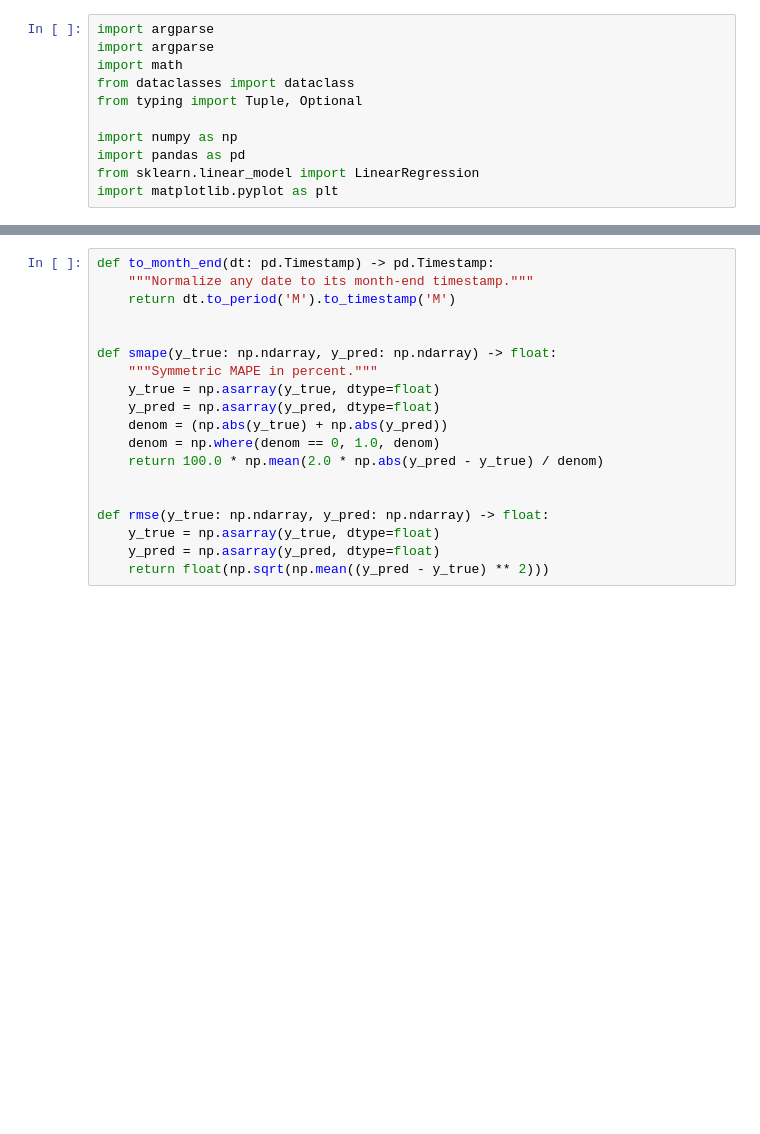
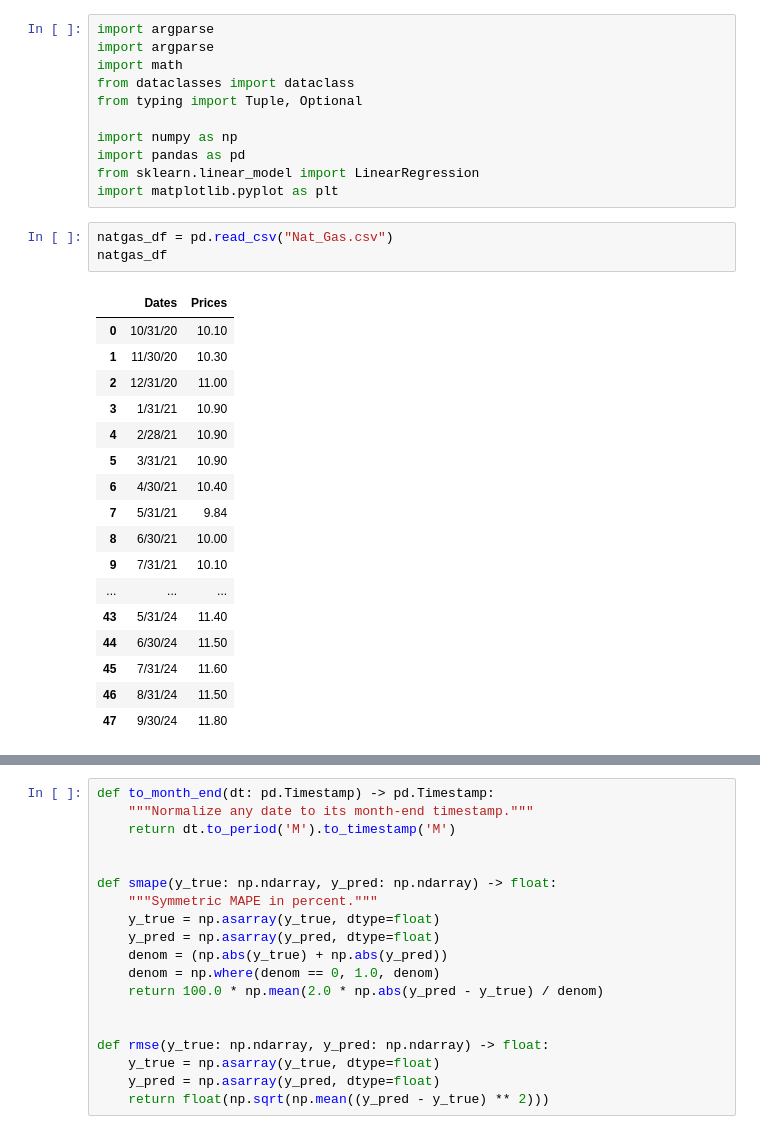
Before and after one commit to mian-abd/JP-Morgan-Quantitative-Research-Virtual-Experience, a Jupyter notebook: task1.ipynb, the cells around one changed output, grey strips where cells are left out. Drawn from its saved outputs; the diff is of its cells as text; blank space fills up the shorter version.

```diff
--- a/task1.ipynb
+++ b/task1.ipynb
@@ -9,3 +9,24 @@ import numpy as np
 import pandas as pd
 from sklearn.linear_model import LinearRegression
 import matplotlib.pyplot as plt
+# %%
+natgas_df = pd.read_csv("Nat_Gas.csv")
+natgas_df
+# %% [output]
+|  | Dates | Prices |
+| 0 | 10/31/20 | 10.10 |
+| 1 | 11/30/20 | 10.30 |
+| 2 | 12/31/20 | 11.00 |
+| 3 | 1/31/21 | 10.90 |
+| 4 | 2/28/21 | 10.90 |
+| 5 | 3/31/21 | 10.90 |
+| 6 | 4/30/21 | 10.40 |
+| 7 | 5/31/21 | 9.84 |
+| 8 | 6/30/21 | 10.00 |
+| 9 | 7/31/21 | 10.10 |
+| ... | ... | ... |
+| 43 | 5/31/24 | 11.40 |
+| 44 | 6/30/24 | 11.50 |
+| 45 | 7/31/24 | 11.60 |
+| 46 | 8/31/24 | 11.50 |
+| 47 | 9/30/24 | 11.80 |
```
Also changed, not shown: parts of 1 cell of this notebook.
